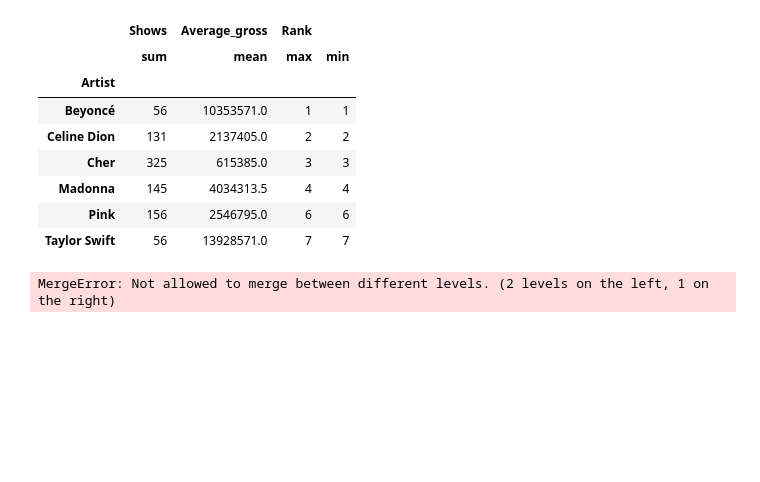
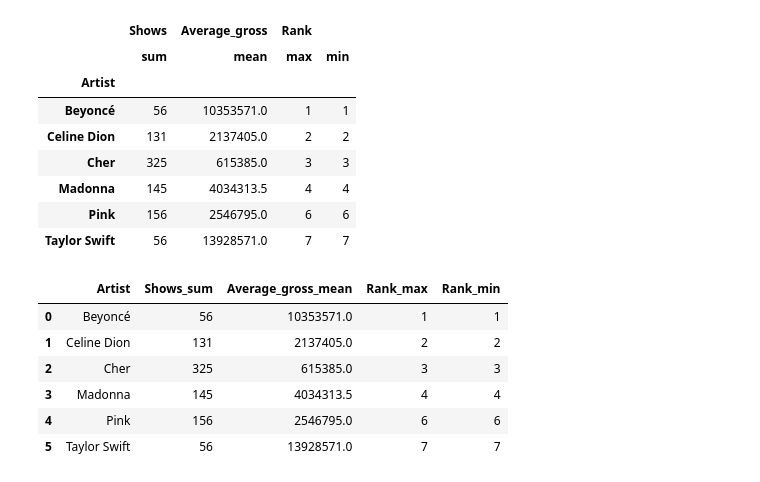
Before and after one commit to mohitmishra8921/Datascience, a Jupyter notebook: kaggle.ipynb, the cells around one changed output. Drawn from its saved outputs; the diff is of its cells as text; code cells hidden in the pictures; blank space fills up the shorter version.

```diff
--- a/kaggle.ipynb
+++ b/kaggle.ipynb
@@ -397,7 +397,24 @@ df12
 | Pink | 156 | 2546795.0 | 6 | 6 |
 | Taylor Swift | 56 | 13928571.0 | 7 | 7 |
 # %%
-df13=pd.merge(df12,df11,on="Artist",how="outer")
-df13
+# Groupby करने के बाद
+df12 = df11.groupby('Artist').agg({
+    'Shows': 'sum',
+    'Average_gross': ['mean'],
+    'Rank': ['max','min']
+})
+
+# Column names को flatten कर
+df12.columns = ['_'.join(col).strip() for col in df12.columns.values]
+df12 = df12.reset_index()
+
+df12.columns
+df12
 # %% [output]
-MergeError: Not allowed to merge between different levels. (2 levels on the left, 1 on the right)
+|  | Artist | Shows_sum | Average_gross_mean | Rank_max | Rank_min |
+| 0 | Beyoncé | 56 | 10353571.0 | 1 | 1 |
+| 1 | Celine Dion | 131 | 2137405.0 | 2 | 2 |
+| 2 | Cher | 325 | 615385.0 | 3 | 3 |
+| 3 | Madonna | 145 | 4034313.5 | 4 | 4 |
+| 4 | Pink | 156 | 2546795.0 | 6 | 6 |
+| 5 | Taylor Swift | 56 | 13928571.0 | 7 | 7 |
```
Also changed, not shown: parts of 3 cells of this notebook, 3 other files.
